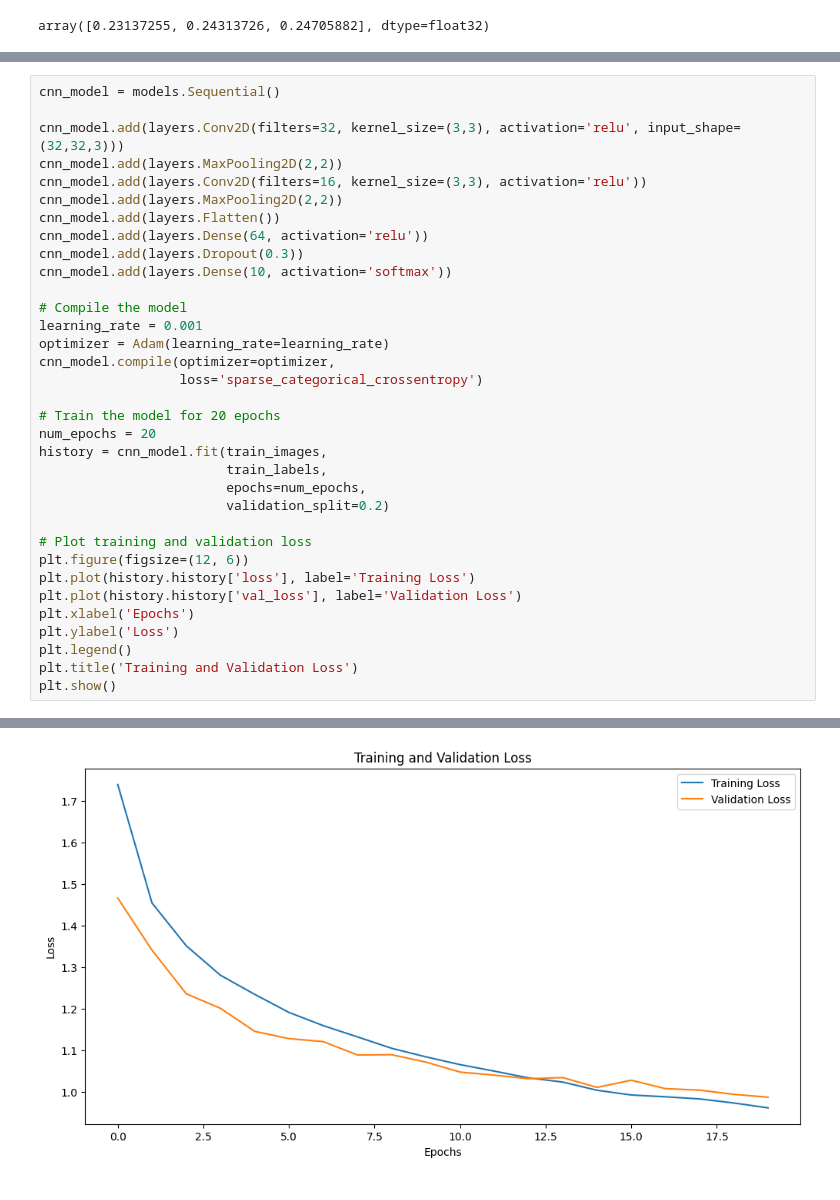
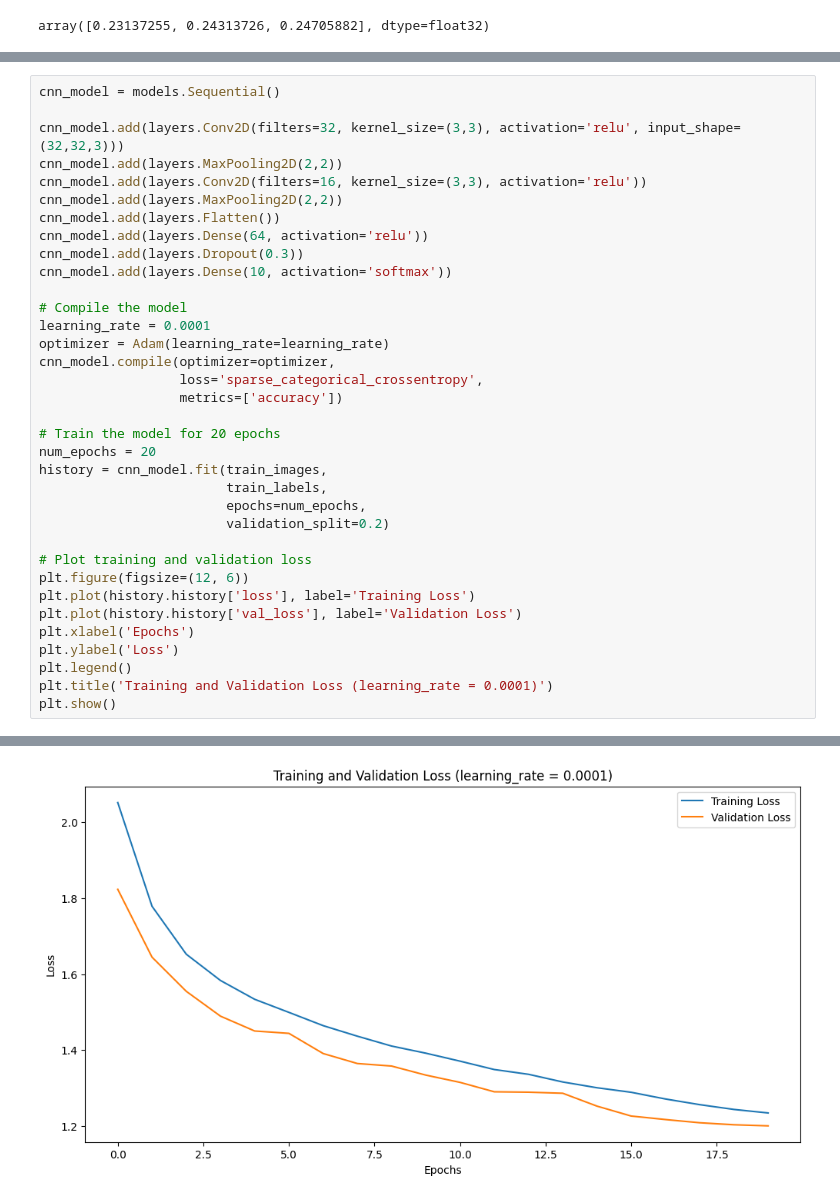
Before and after one commit to chamodAchintha/CNN-image-classification, a Jupyter notebook: CNN.ipynb, the cells around one changed output, grey strips where cells are left out. Drawn from its saved outputs; the diff is of its cells as text.

```diff
--- a/CNN.ipynb
+++ b/CNN.ipynb
@@ -52,10 +161,11 @@ cnn_model.add(layers.Dropout(0.3))
 cnn_model.add(layers.Dense(10, activation='softmax'))
 
 # Compile the model
-learning_rate = 0.001
+learning_rate = 0.0001
 optimizer = Adam(learning_rate=learning_rate)
 cnn_model.compile(optimizer=optimizer,
-                  loss='sparse_categorical_crossentropy')
+                  loss='sparse_categorical_crossentropy',
+                  metrics=['accuracy'])
 
 # Train the model for 20 epochs
 num_epochs = 20
@@ -71,7 +181,7 @@ plt.plot(history.history['val_loss'], label='Validation Loss')
 plt.xlabel('Epochs')
 plt.ylabel('Loss')
 plt.legend()
-plt.title('Training and Validation Loss')
+plt.title('Training and Validation Loss (learning_rate = 0.0001)')
 plt.show()
 # %% [output]
 Epoch 1/20
@@ -94 +204 @@ Epoch 20/20
-[figure, old version]
+[figure, new version]
```
Also changed, not shown: parts of 8 cells of this notebook.
